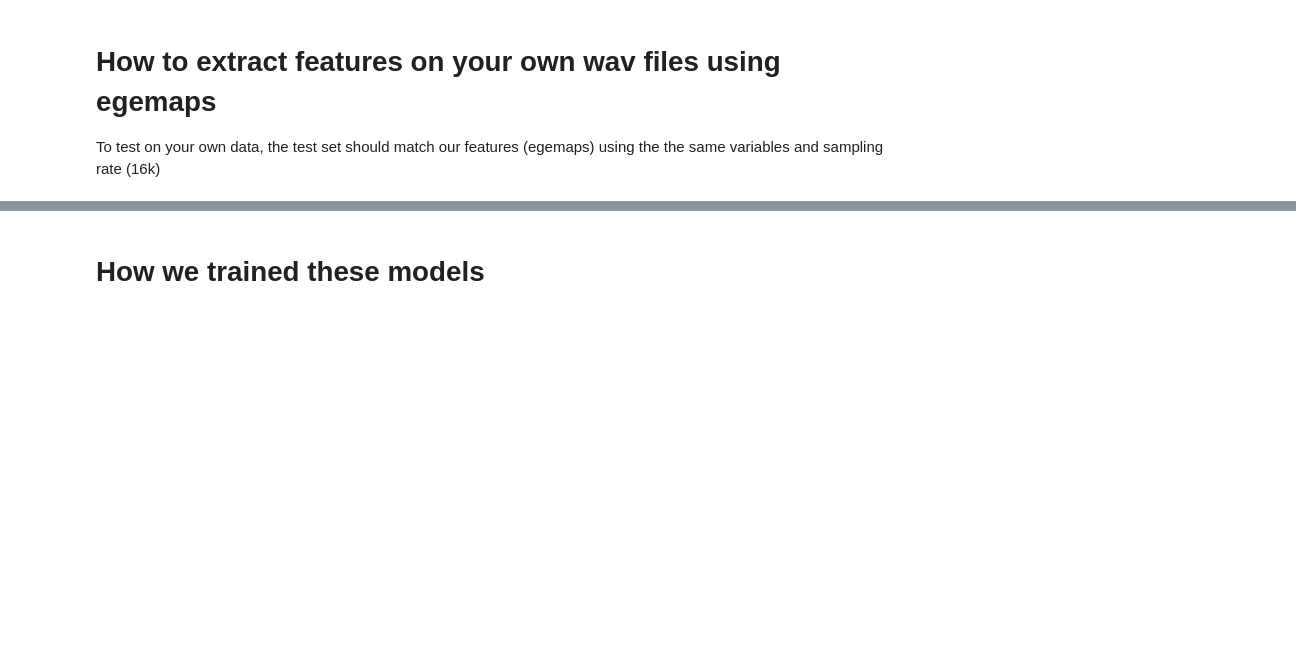
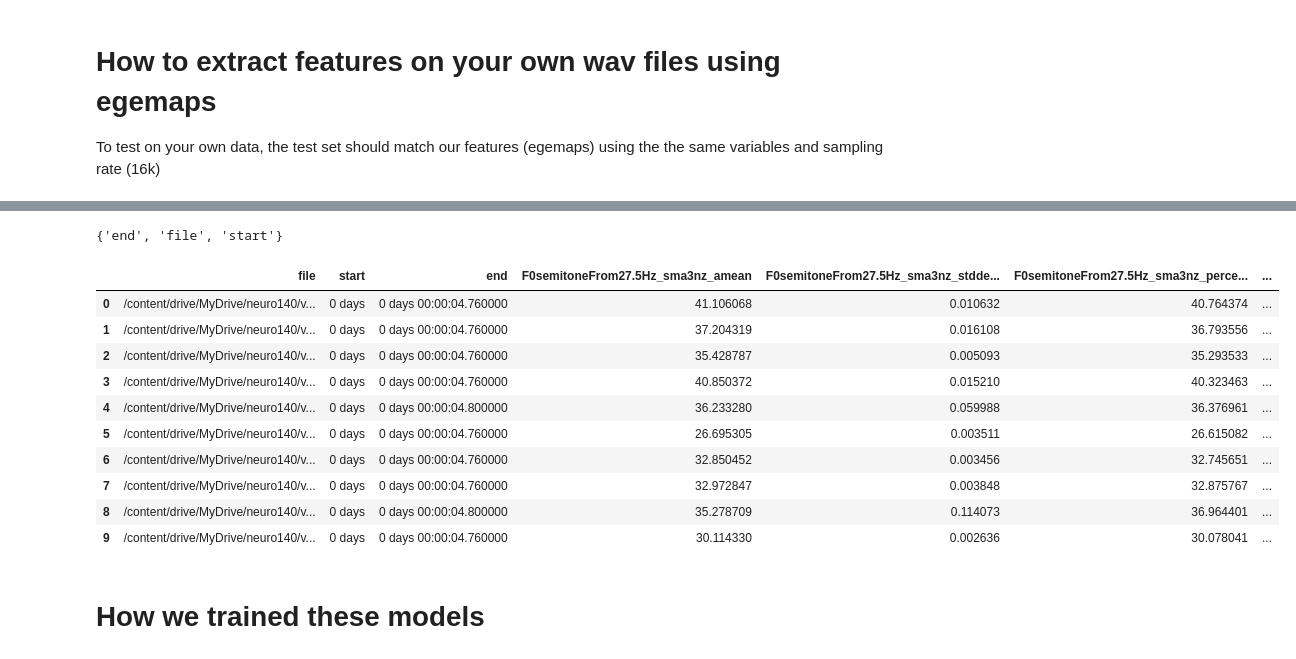
Before and after one commit to karlychann/neuro140, a Jupyter notebook: uvfp_project.ipynb, the cells around one changed output, grey strips where cells are left out. Saved outputs shown, nothing was run; the diff lists cells and outputs as text; code cells hidden in the pictures; blank space fills up the shorter version.

Commit message:
Converted WFDB files to wav files, uploaded unzipped data to google drive and mounted it, used openSmile on the new data to extract features, check features that were extracted

```diff
--- a/uvfp_project.ipynb
+++ b/uvfp_project.ipynb
@@ -202,15 +241,14 @@ wfdb_to_wav(input_path, output_path)
+# %%
+wav_dir = '/content/drive/MyDrive/neuro140/vfp/data/VOICEDDATASET/*.wav'
+wav_paths = glob.glob(wav_dir)
 # %%
-# smile = opensmile.Smile(
-#             feature_set=opensmile.FeatureSet.eGeMAPSv02, #or path to conf: 'gemaps/eGeMAPSv02.conf'
-#             feature_level=feature_level,
-#             sampling_rate=16000,
-#             resample=True,
-#             # num_workers = 4,
-#             verbose=True,
-#         )
-# feature_vectors = smile.process_files([
-#     wav_path
-
-
-# ])
-# df = feature_vectors.reset_index()
+smile = opensmile.Smile(
+            feature_set=opensmile.FeatureSet.eGeMAPSv02, #or path to conf: 'gemaps/eGeMAPSv02.conf'
+            feature_level=opensmile.FeatureLevel.Functionals,
+            sampling_rate=16000,
+            resample=True,
+            # num_workers = 4,
+            verbose=True,
+        )
+feature_vectors = smile.process_files(wav_paths)
+df_voiced = feature_vectors.reset_index()
@@ -217,3 +270,21 @@ wfdb_to_wav(input_path, output_path)
+# %%
+set(df_voiced.columns)-set(df.columns)
+# %% [output]
+{'end', 'file', 'start'}
+# %%
+df_voiced
+# %% [output]
+|  | file | start | end | F0semitoneFrom27.5Hz_sma3nz_amean | F0semitoneFrom27.5Hz_sma3nz_stdde... | F0semitoneFrom27.5Hz_sma3nz_perce... | ... |
+| 0 | /content/drive/MyDrive/neuro140/v... | 0 days | 0 days 00:00:04.760000 | 41.106068 | 0.010632 | 40.764374 | ... |
+| 1 | /content/drive/MyDrive/neuro140/v... | 0 days | 0 days 00:00:04.760000 | 37.204319 | 0.016108 | 36.793556 | ... |
+| 2 | /content/drive/MyDrive/neuro140/v... | 0 days | 0 days 00:00:04.760000 | 35.428787 | 0.005093 | 35.293533 | ... |
+| 3 | /content/drive/MyDrive/neuro140/v... | 0 days | 0 days 00:00:04.760000 | 40.850372 | 0.015210 | 40.323463 | ... |
+| 4 | /content/drive/MyDrive/neuro140/v... | 0 days | 0 days 00:00:04.800000 | 36.233280 | 0.059988 | 36.376961 | ... |
+| 5 | /content/drive/MyDrive/neuro140/v... | 0 days | 0 days 00:00:04.760000 | 26.695305 | 0.003511 | 26.615082 | ... |
+| 6 | /content/drive/MyDrive/neuro140/v... | 0 days | 0 days 00:00:04.760000 | 32.850452 | 0.003456 | 32.745651 | ... |
+| 7 | /content/drive/MyDrive/neuro140/v... | 0 days | 0 days 00:00:04.760000 | 32.972847 | 0.003848 | 32.875767 | ... |
+| 8 | /content/drive/MyDrive/neuro140/v... | 0 days | 0 days 00:00:04.800000 | 35.278709 | 0.114073 | 36.964401 | ... |
+| 9 | /content/drive/MyDrive/neuro140/v... | 0 days | 0 days 00:00:04.760000 | 30.114330 | 0.002636 | 30.078041 | ... |
 # %% [markdown]
 # How we trained these models
 # %%
```
Also changed, not shown: parts of 11 cells of this notebook.
